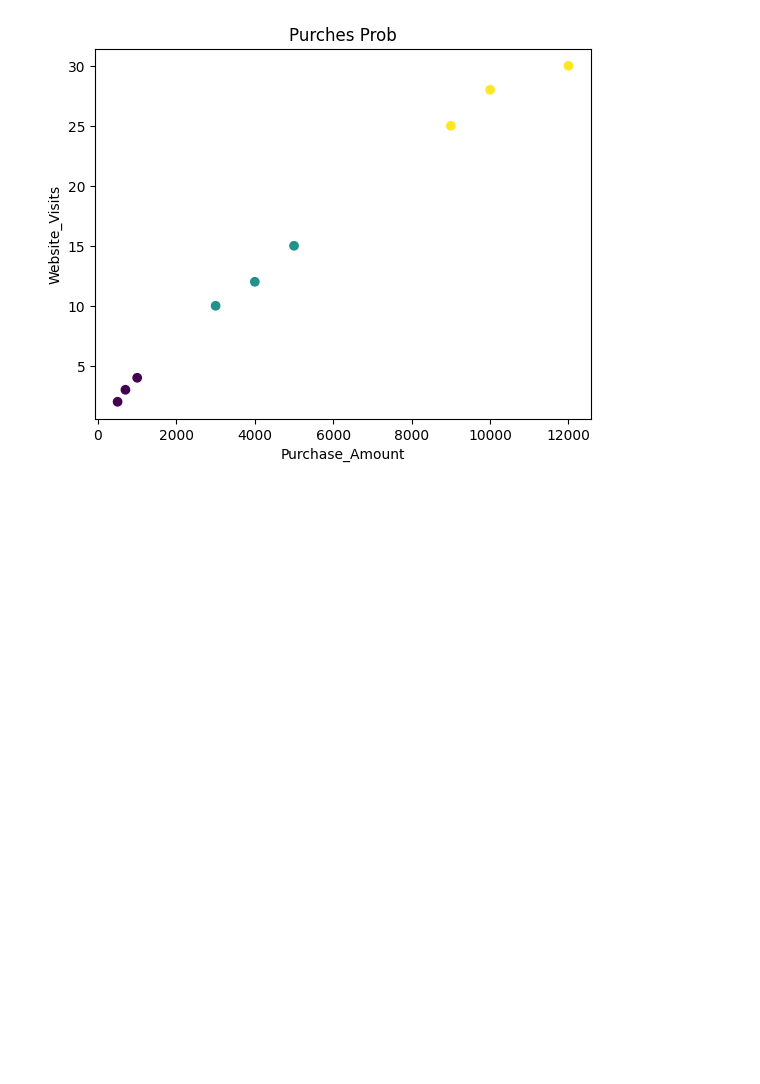
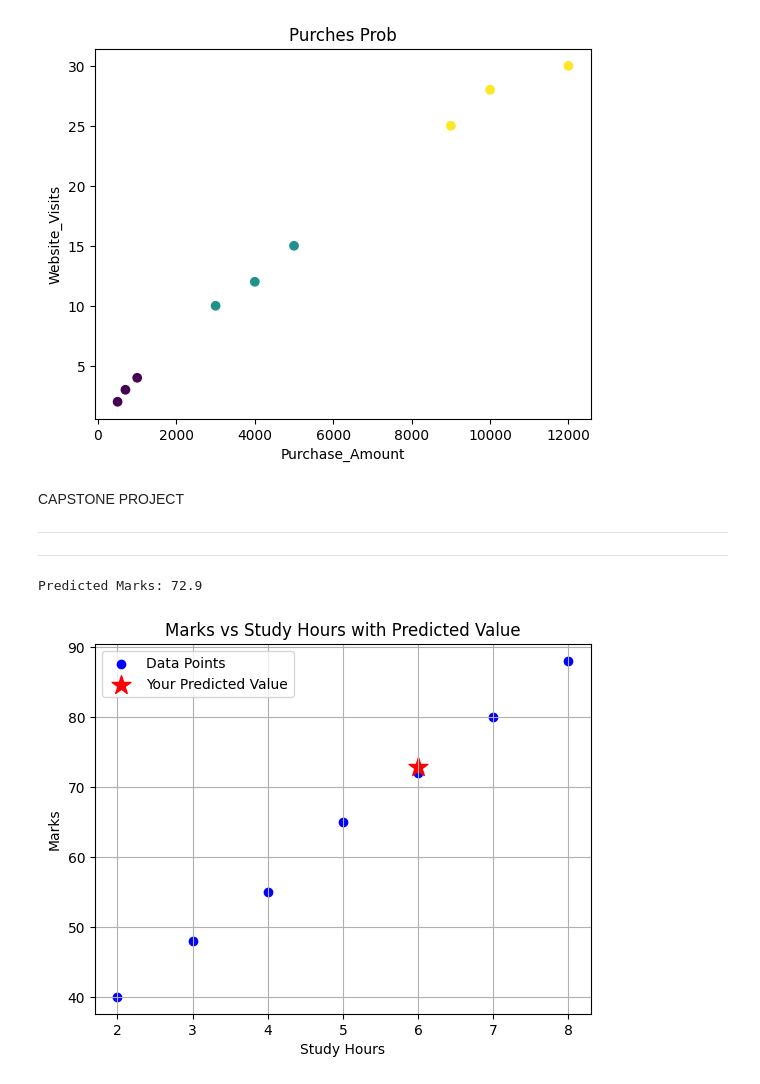
Before and after one commit to kbastart/ai, a Jupyter notebook: Machine_Learning.ipynb, the cells around one changed output. Drawn from its saved outputs; the diff is of its cells as text; code cells hidden in the pictures; blank space fills up the shorter version.

```diff
--- a/Machine_Learning.ipynb
+++ b/Machine_Learning.ipynb
@@ -2071,3 +2073,72 @@ Accuracy: 1.0
 Precision: 1.0
 Recall: 1.0
 [figure]
+# %% [markdown]
+CAPSTONE PROJECT
+
+
+
+
+
+
+
+
+
+---
+
+
+---
+# %%
+"""TASK 1 — STUDENT MARKS PREDICTION (Linear Regression)"""
+
+import pandas as pd
+from sklearn.model_selection import train_test_split
+from sklearn.linear_model import LinearRegression
+
+data = {
+    "Study_Hours": [2, 3, 4, 5, 6, 7, 8],
+    "Attendance":  [50, 55, 60, 70, 75, 80, 90],
+    "Assignments": [3, 4, 5, 6, 7, 8, 9],
+    "Marks":       [40, 48, 55, 65, 72, 80, 88]
+}
+
+df = pd.DataFrame(data)
+
+X = df[["Study_Hours", "Attendance", "Assignments"]]
+y = df["Marks"]
+
+X_train, X_test, y_train, y_test = train_test_split(
+    X, y, test_size=0.2, random_state=42
+)
+
+model = LinearRegression()
+model.fit(X_train, y_train)
+
+custom_values = pd.DataFrame({
+    "Study_Hours": [6],
+    "Attendance": [78],
+    "Assignments": [7]
+})
+
+prediction = model.predict(custom_values)
+print("Predicted Marks:", prediction[0])
+
+#visualization
+plt.scatter(df["Study_Hours"], df["Marks"], color="blue", label="Data Points")
+plt.scatter(
+    custom_values["Study_Hours"],
+    prediction,
+    color="red",
+    s=200,
+    marker="*",
+    label="Your Predicted Value"
+)
+plt.xlabel("Study Hours")
+plt.ylabel("Marks")
+plt.title("Marks vs Study Hours with Predicted Value")
+plt.legend()
+plt.grid(True)
+plt.show()
+# %% [output]
+Predicted Marks: 72.9
+[figure, added]
```
Also changed, not shown: parts of 7 cells of this notebook.
